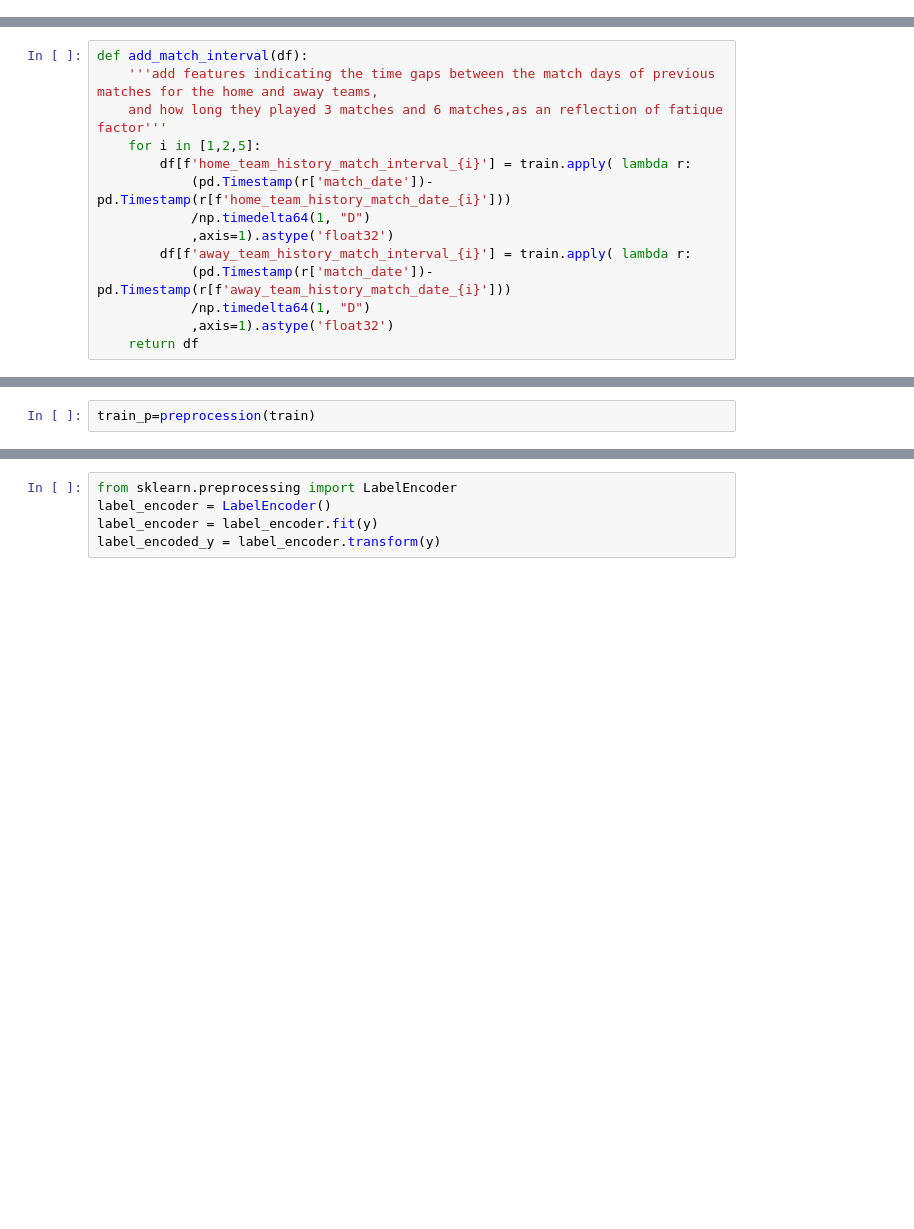
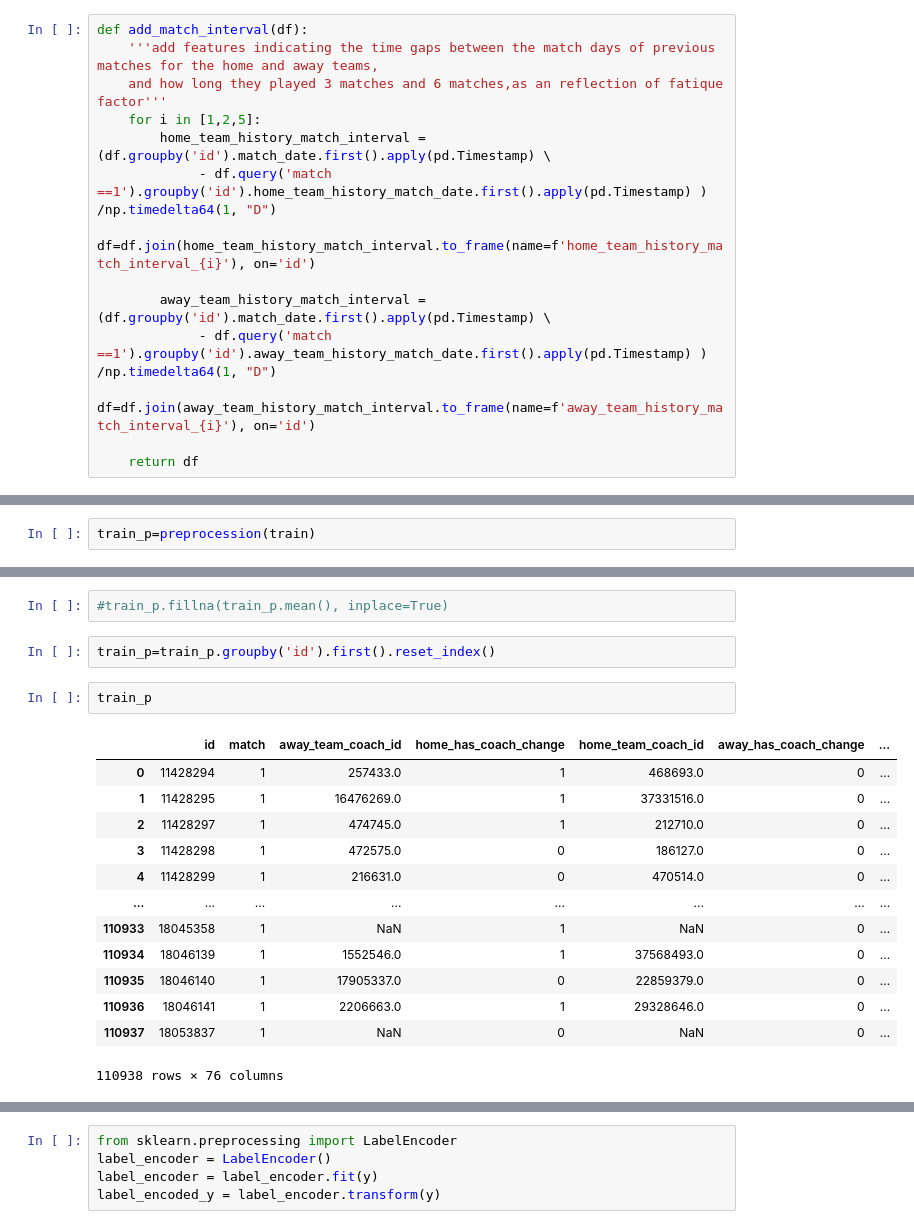
Before and after one commit to SzeYeung1/Football_Prediction, a Jupyter notebook: football-prediction-xgboost-2nd-trial.ipynb, the cells around one changed output, grey strips where cells are left out. Drawn from its saved outputs; the diff is of its cells as text; blank space fills up the shorter version.

```diff
--- a/football-prediction-xgboost-2nd-trial.ipynb
+++ b/football-prediction-xgboost-2nd-trial.ipynb
@@ -55,0 +97,14 @@ def has_coach_change(df):
+# %%
+def add_match_interval(df):
+    '''add features indicating the time gaps between the match days of previous matches for the home and away teams,
+    and how long they played 3 matches and 6 matches,as an reflection of fatique factor'''
+    for i in [1,2,5]:
+        home_team_history_match_interval = (df.groupby('id').match_date.first().apply(pd.Timestamp) \
+             - df.query('match ==1').groupby('id').home_team_history_match_date.first().apply(pd.Timestamp) ) /np.timedelta64(1, "D")
+        df=df.join(home_team_history_match_interval.to_frame(name=f'home_team_history_match_interval_{i}'), on='id')
+
+        away_team_history_match_interval = (df.groupby('id').match_date.first().apply(pd.Timestamp) \
+             - df.query('match ==1').groupby('id').away_team_history_match_date.first().apply(pd.Timestamp) ) /np.timedelta64(1, "D")
+        df=df.join(away_team_history_match_interval.to_frame(name=f'away_team_history_match_interval_{i}'), on='id')
+
+    return df
@@ -69,20 +130,6 @@ def result_point(goal_difference):
         return 0
     else:
         return np.NaN
-# %%
-def add_match_interval(df):
-    '''add features indicating the time gaps between the match days of previous matches for the home and away teams,
-    and how long they played 3 matches and 6 matches,as an reflection of fatique factor'''
-    for i in [1,2,5]:
-        df[f'home_team_history_match_interval_{i}'] = train.apply( lambda r:
-            (pd.Timestamp(r['match_date'])-pd.Timestamp(r[f'home_team_history_match_date_{i}']))
-            /np.timedelta64(1, "D")
-            ,axis=1).astype('float32')
-        df[f'away_team_history_match_interval_{i}'] = train.apply( lambda r:
-            (pd.Timestamp(r['match_date'])-pd.Timestamp(r[f'away_team_history_match_date_{i}']))
-            /np.timedelta64(1, "D")
-            ,axis=1).astype('float32')
-    return df
 # %%
 def add_form_features(df):
     '''adding form features for home and away teams, including rating difference and goal difference for each previous match,
@@ -141,3 +266,23 @@ away_team_history_rating_difference_std_10 5.663006973156422
+# %%
+#train_p.fillna(train_p.mean(), inplace=True)
+# %%
+train_p=train_p.groupby('id').first().reset_index()
+# %%
+train_p
+# %% [output]
+|  | id | match | away_team_coach_id | home_has_coach_change | home_team_coach_id | away_has_coach_change | ... |
+| 0 | 11428294 | 1 | 257433.0 | 1 | 468693.0 | 0 | ... |
+| 1 | 11428295 | 1 | 16476269.0 | 1 | 37331516.0 | 0 | ... |
+| 2 | 11428297 | 1 | 474745.0 | 1 | 212710.0 | 0 | ... |
+| 3 | 11428298 | 1 | 472575.0 | 0 | 186127.0 | 0 | ... |
+| 4 | 11428299 | 1 | 216631.0 | 0 | 470514.0 | 0 | ... |
+| ... | ... | ... | ... | ... | ... | ... | ... |
+| 110933 | 18045358 | 1 | NaN | 1 | NaN | 0 | ... |
+| 110934 | 18046139 | 1 | 1552546.0 | 1 | 37568493.0 | 0 | ... |
+| 110935 | 18046140 | 1 | 17905337.0 | 0 | 22859379.0 | 0 | ... |
+| 110936 | 18046141 | 1 | 2206663.0 | 1 | 29328646.0 | 0 | ... |
+| 110937 | 18053837 | 1 | NaN | 0 | NaN | 0 | ... |
+110938 rows × 76 columns
 # %%
 match_date_columns=[col for col in train_p.columns if ('match_date' in col)]
 match_date_columns
```
Also changed, not shown: parts of 37 cells of this notebook.
